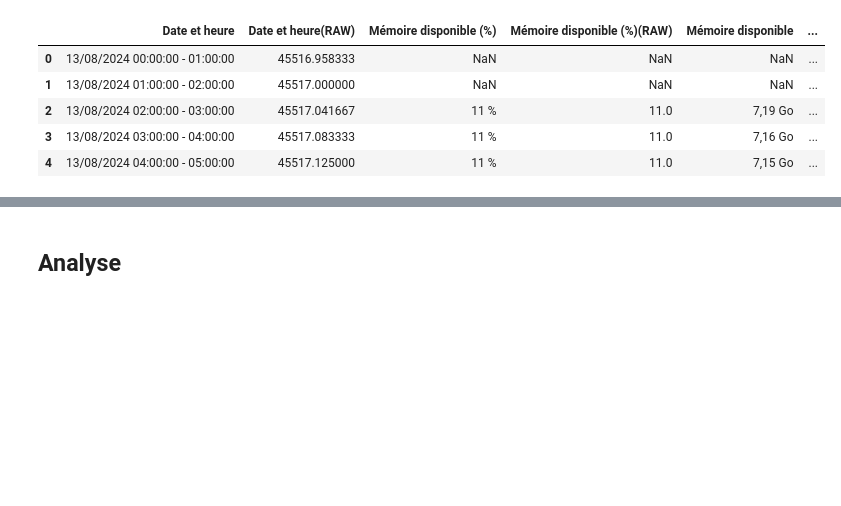
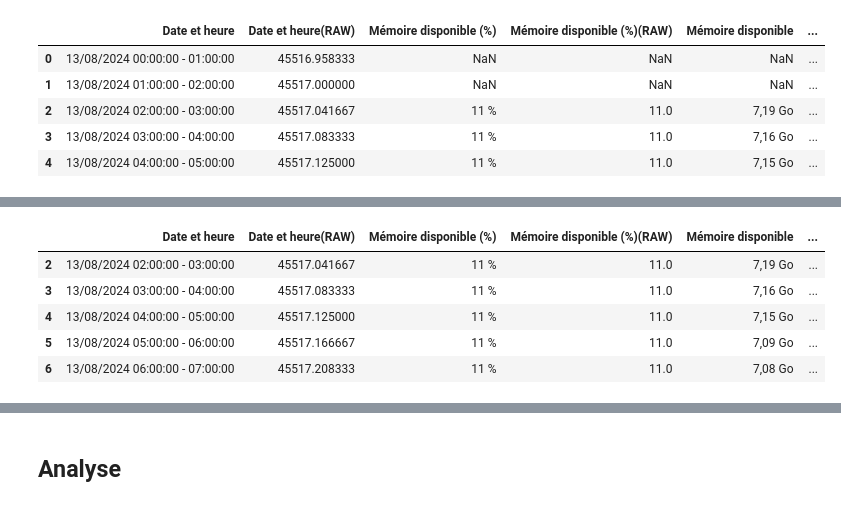
Before and after one commit to AntoineValette/projet_industriel, a Jupyter notebook: notebook/myreport_ram_full.ipynb, the cells around one changed output, grey strips where cells are left out. Cells and saved outputs as stored; diff of their text form; code cells hidden in the pictures; blank space fills up the shorter version.

```diff
--- a/notebook/myreport_ram_full.ipynb
+++ b/notebook/myreport_ram_full.ipynb
@@ -80,0 +86,6 @@ tab.head()
+# %%
+num_deleted = tab.shape[0]
+tab.dropna(inplace=True)
+num_deleted -= tab.shape[0]
+
+print(f"Number of rows deleted: {num_deleted}")
@@ -80,0 +96,17 @@ tab.head()
+# %%
+from datetime import datetime, timedelta
+
+def from_excel_ordinal(ordinal, epoch=datetime(1900, 1, 1)):
+    # Adapted from above, thanks to @Martijn Pieters
+
+    if ordinal > 59:
+        ordinal -= 1  # Excel leap year bug, 1900 is not a leap year!
+    inDays = int(ordinal)
+    frac = ordinal - inDays
+    inSecs = int(round(frac * 86400.0))
+
+    return epoch + timedelta(days=inDays - 1, seconds=inSecs) # epoch is day 1
+
+excelDT = 42548.75001           # Float representation of 27/06/2016  6:00:01 PM in Excel format
+pyDT = from_excel_ordinal(excelDT)
+print(pyDT)
@@ -80,0 +122,9 @@ tab.head()
+# %%
+tab.head()
+# %% [output]
+|  | Date et heure | Date et heure(RAW) | Mémoire disponible (%) | Mémoire disponible (%)(RAW) | Mémoire disponible | ... |
+| 2 | 13/08/2024 02:00:00 - 03:00:00 | 45517.041667 | 11 % | 11.0 | 7,19 Go | ... |
+| 3 | 13/08/2024 03:00:00 - 04:00:00 | 45517.083333 | 11 % | 11.0 | 7,16 Go | ... |
+| 4 | 13/08/2024 04:00:00 - 05:00:00 | 45517.125000 | 11 % | 11.0 | 7,15 Go | ... |
+| 5 | 13/08/2024 05:00:00 - 06:00:00 | 45517.166667 | 11 % | 11.0 | 7,09 Go | ... |
+| 6 | 13/08/2024 06:00:00 - 07:00:00 | 45517.208333 | 11 % | 11.0 | 7,08 Go | ... |
```
Also changed, not shown: parts of 18 cells of this notebook, 1 other file.
